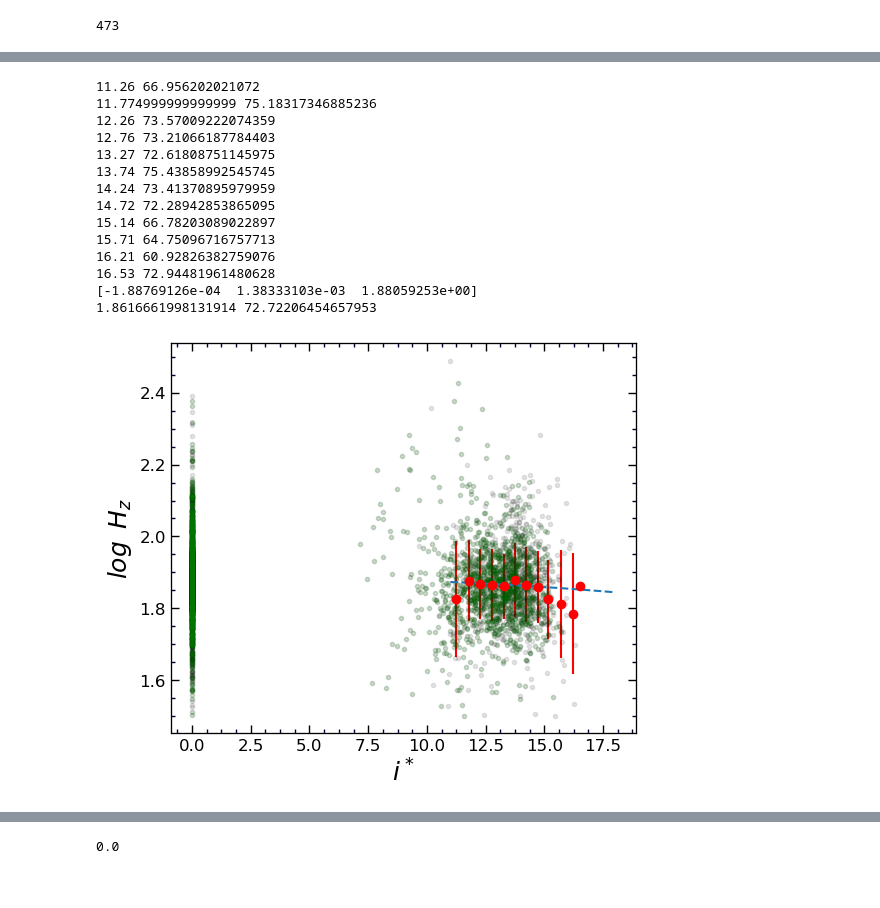
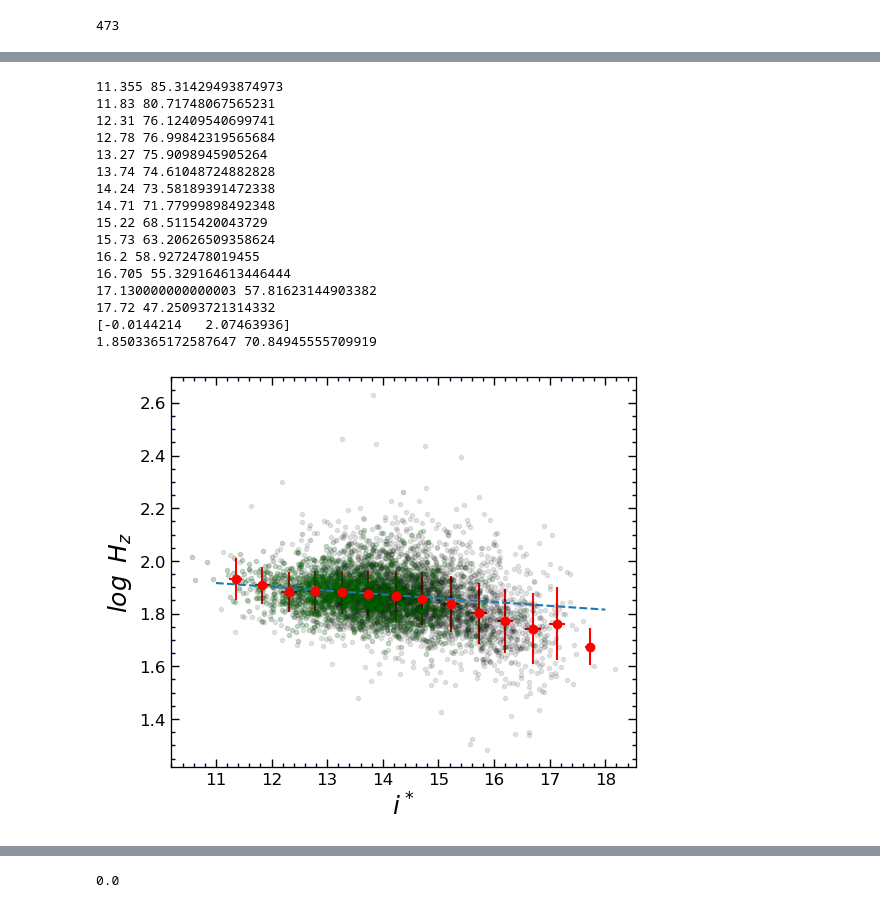
Before and after one commit to ekourkchi/TFcalibrators, a Jupyter notebook: Hubble_param-BandEvaluation.ipynb, the cells around one changed output, grey strips where cells are left out. Cells and saved outputs as stored; diff of their text form; code cells hidden in the pictures.

```diff
--- a/Hubble_param-BandEvaluation.ipynb
+++ b/Hubble_param-BandEvaluation.ipynb
@@ -161,16 +160,17 @@ print p
 # %% [output]
 473
 # %%
-# indx, = np.where((logH<10) & (logH>0.5) & (Vmod>4000) & (iii>0) & (I<-17) & (zzz>0)  & (rrr>0)
-#                  & (Sqlt>=2) & (keep==1) & (logWimx>0.) & (iii<100) & (DM_edd>0))
+indx, = np.where((logH<10) & (logH>0.5) & (Vmod_edd>4000) & (iii>0) & (I<-17) & (zzz>0)  & (rrr>0)
+                 & (Sqlt>=2) & (keep==1) & (logWimx>0.) & (iii<100) & (DM_edd>0))
 
-indx, = np.where((logH<2.5) & (logH>1.5) & (Vmod>0) & (w11>0) & (Wqlt>3) &
-                 (keep==1) & (W1<-16.1))
+# indx, = np.where((logH<2.5) & (logH>1.5) & (Vmod_edd>4000) & (w11>0) & (Wqlt>3) &
+#                  (keep==1) & (W1<-16.1))
 
+Vmod = Vmod_edd[indx]
 X0 = logWimx[indx]
 X1  = logWimx_e[indx]
 Ye = 0.2*dDM_edd[indx]
-V  = Vmod[indx]
+V  = Vls_edd[indx]
 Y  = logH[indx]
 lgD = logD[indx]
 I = I[indx]
@@ -634,6 +628,6 @@ ax.plot(v,c[0]*v**2+c[1]*v+c[2], '--')
 print c
 
 set_axes(ax, fontsize=12)
-med = np.median(Y[(w1_mag>11) & (w1_mag<14)])
+# med = np.median(Y[(w1_mag>11) & (w1_mag<15)])
 
 print med, 10**med
@@ -772,12 +730,9 @@ c = np.polyfit(X[X<0.04],Y[X<0.04], 1, w=1./Ye[X<0.04])
 print 'C= ', c
 
 # med = 1.8714665629836822
-med = np.sum(Y[X<0.04]/Ye[X<0.04])/np.sum(1./Ye[X<0.04])
+# med = np.sum(Y[X<0.04]/Ye[X<0.04])/np.sum(1./Ye[X<0.04])
 
 print 'Median = ', med,  10**med
-
-
-
 
 ax.plot(X, Y, 'k.', alpha=0.1)
 ax.plot(v,c[0]*v+c[1], '--')
@@ -810,11 +765,6 @@ ax.set_ylabel(r'$log\/\/\/ H_{i}$'+'  adjusted', fontsize=18)
 
 set_axes(ax)
 
-
-
-
 print 10**med
 
-# Y = Y - (c[0]*X+c[1]) + med
-
-#
+Y = Y - (c[0]*X+c[1]) + med
@@ -858,7 +796,7 @@ ax.set_ylabel(r'$log\/\/\/ H_z$', fontsize=18)
 
 v = np.linspace(2,3,50)
 # c = np.polyfit(XL,YL, 1, w=1./np.asarray(YLe))
-c = np.polyfit(X[(X>2.2)&(X<2.8)],Y[(X>2.2)&(X<2.8)], 1)#, w=1./Ye[(X>2.2)&(X<2.8)])
+c = np.polyfit(X[(X>2.2)&(X<2.8)],Y[(X>2.2)&(X<2.8)], 1, w=1./Ye[(X>2.2)&(X<2.8)])
 ax.plot(v,c[0]*v+c[1], '--')
 
 
@@ -867,7 +805,7 @@ print c
 set_axes(ax, fontsize=12)
 
 
-# Y = Y - (c[0]*X+c[1])+ med
+Y = Y - (c[0]*X+c[1])+ med
 
 
 ax.set_ylim(1,3)
@@ -1019,53 +929,54 @@ for i, id in enumerate(ID):
 
 
 X = mag_i
 
 
 for i in np.arange(11,18,0.5):
     xp = []
     yp = []
     for ii in range(len(X)):
         xi = X[ii]
         if xi>=i and xi<i+0.5:
             xp.append(xi)
             yp.append(Y[ii])
     if len(xp)>0:
         ax.errorbar(np.median(xp), np.median(yp), yerr=np.std(yp), xerr=np.std(xp), fmt='o',
                     color='r', ms=6)
         print np.median(xp), 10**np.median(yp)
 
 ax.set_xlabel(r'$i^*$', fontsize=18)
 ax.set_ylabel(r'$log\/\/\/ H_z$', fontsize=18)
 
 v = np.linspace(11,18,50)
 
-c = np.polyfit(X,Y, 2)#, w=1./Ye[(X>2.3)&(X<2.8)])
-ax.plot(v,c[0]*v**2+c[1]*v+c[2], '--')
-
+c = np.polyfit(X[(X>12.5)&(X<14.5)],Y[(X>12.5)&(X<14.5)], 1, w=1./Ye[(X>12.5)&(X<14.5)])
+ax.plot(v,c[0]*v+c[1], '--')
 
 print c
 
 set_axes(ax, fontsize=12)
 
-# med = np.median(Y[(mag_i>0) & (mag_i<14)])
+med0 = np.median(Y)
 
-print med, 10**med
+print med0, 10**med0
 # %% [output]
-11.26 66.956202021072
-11.774999999999999 75.18317346885236
-12.26 73.57009222074359
-12.76 73.21066187784403
-13.27 72.61808751145975
-13.74 75.43858992545745
-14.24 73.41370895979959
-14.72 72.28942853865095
-15.14 66.78203089022897
-15.71 64.75096716757713
-16.21 60.92826382759076
-16.53 72.94481961480628
-[-1.88769126e-04  1.38333103e-03  1.88059253e+00]
-1.8616661998131914 72.72206454657953
+11.355 85.31429493874973
+11.83 80.71748067565231
+12.31 76.12409540699741
+12.78 76.99842319565684
+13.27 75.9098945905264
+13.74 74.61048724882828
+14.24 73.58189391472338
+14.71 71.77999898492348
+15.22 68.5115420043729
+15.73 63.20626509358624
+16.2 58.9272478019455
+16.705 55.329164613446444
+17.130000000000003 57.81623144903382
+17.72 47.25093721314332
+[-0.0144214   2.07463936]
+1.8503365172587647 70.84945555709919
-[figure, old version]
+[figure, new version]
 # %%
 fig = py.figure(figsize=(5,5), dpi=100)
 fig.subplots_adjust(wspace=0, top=0.9, bottom=0.12, left=0.05, right=0.98)
```
Also changed, not shown: parts of 48 cells of this notebook, 4 other files.
